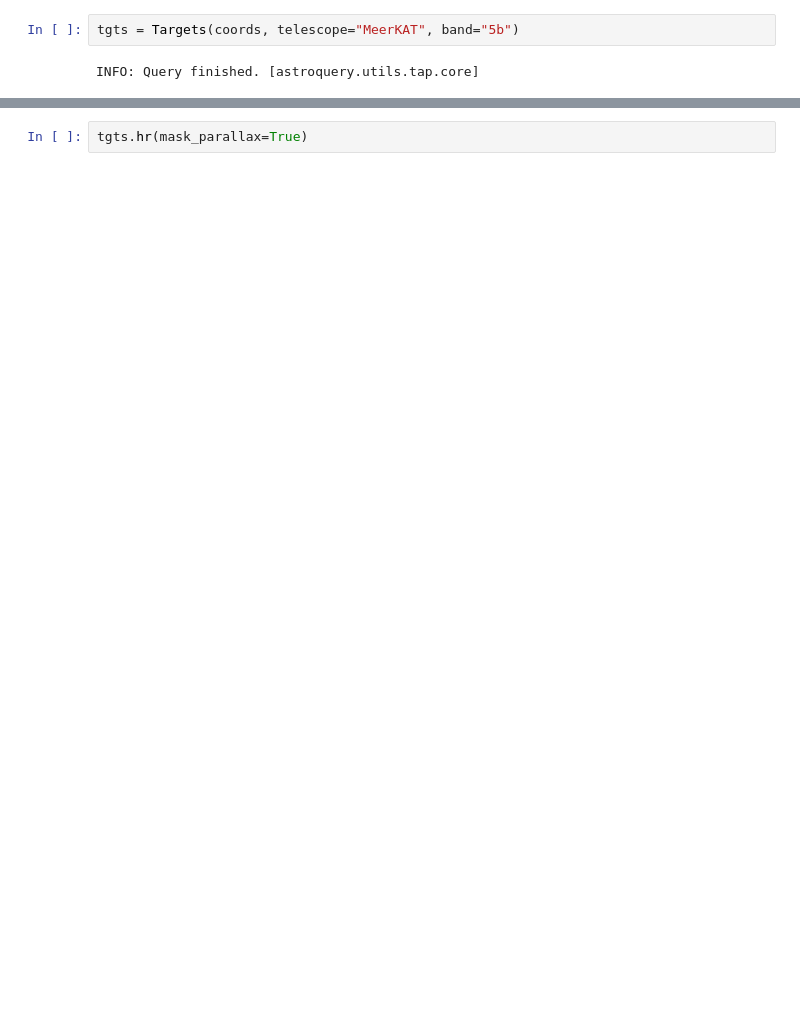
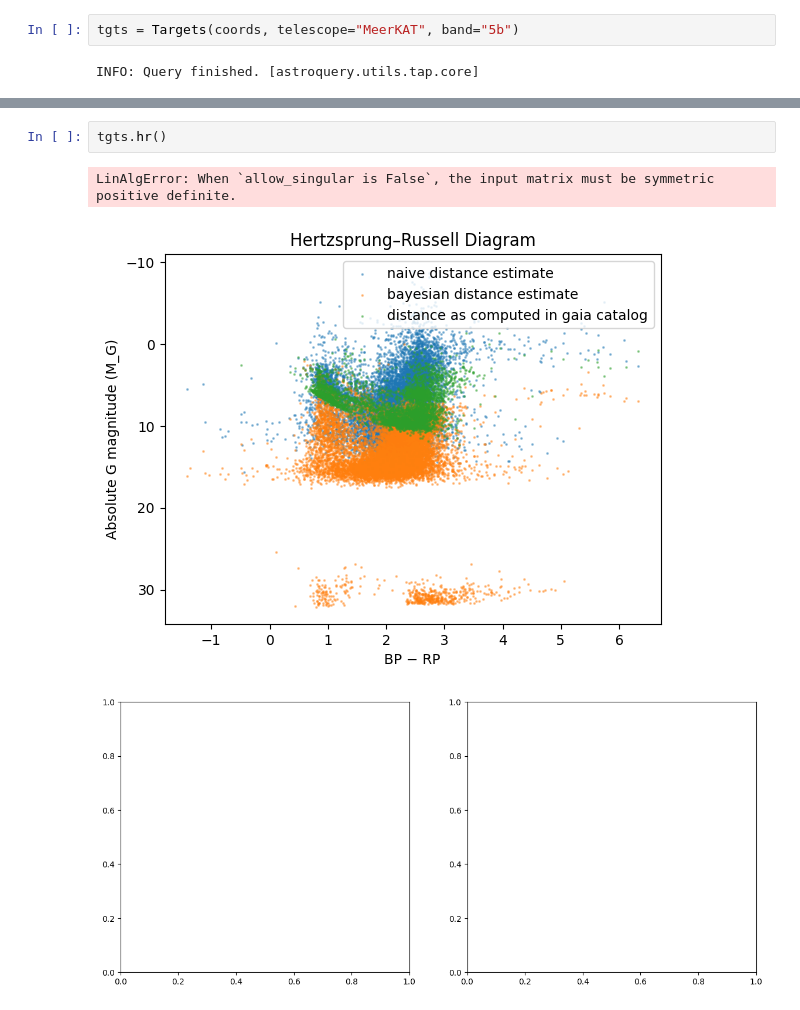
Before and after one commit to Oxke/seti-deliverables, a Jupyter notebook: LSP-Random.ipynb, the cells around one changed output, grey strips where cells are left out. Drawn from its saved outputs; the diff is of its cells as text; blank space fills up the shorter version.

```diff
--- a/LSP-Random.ipynb
+++ b/LSP-Random.ipynb
@@ -44,2 +44,6 @@ tgts.hist_distance(bins=50, mask_parallax=True)
 # %%
-tgts.hr(mask_parallax=True)
+tgts.hr()
+# %% [output]
+LinAlgError: When `allow_singular is False`, the input matrix must be symmetric positive definite.
+[figure, added]
+[figure, added]
```
Also changed, not shown: parts of 4 cells of this notebook, 18 other files.
